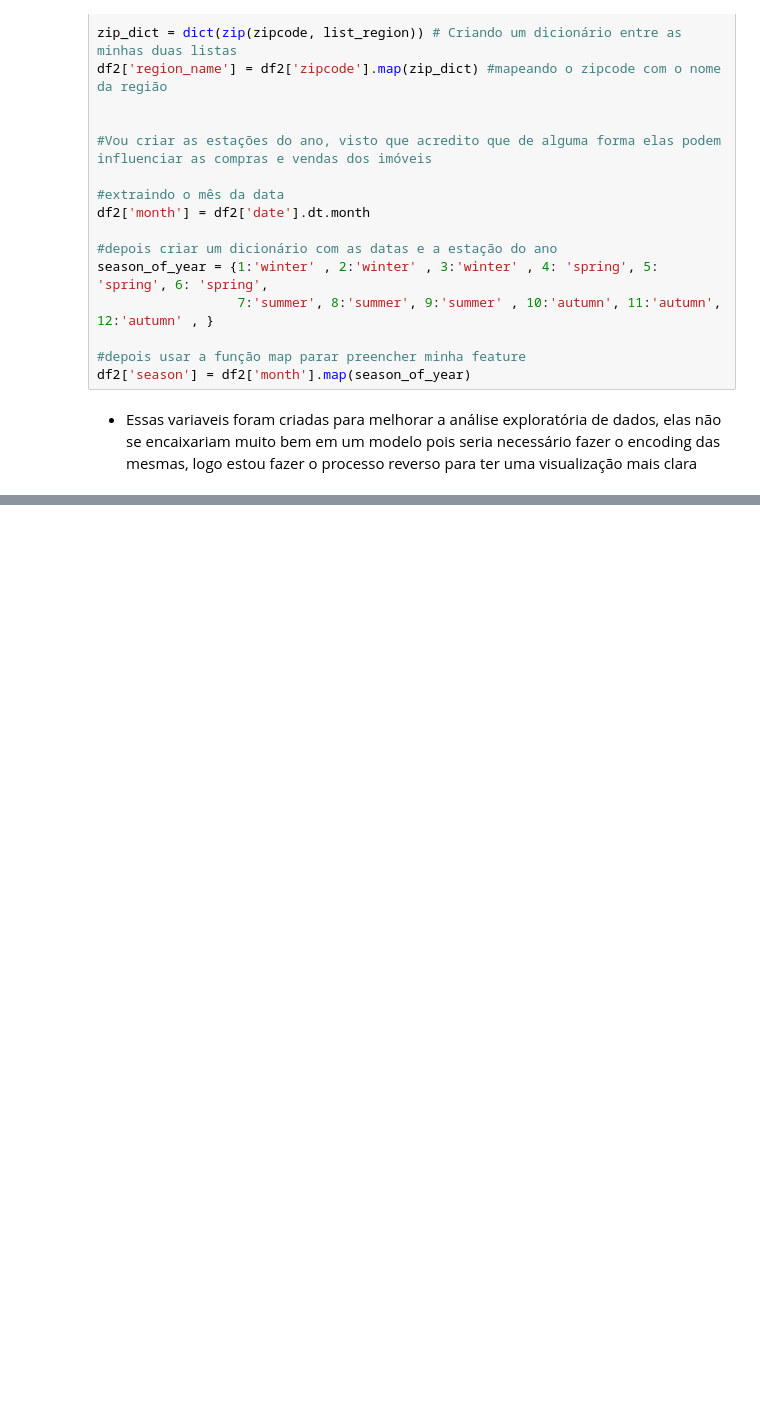
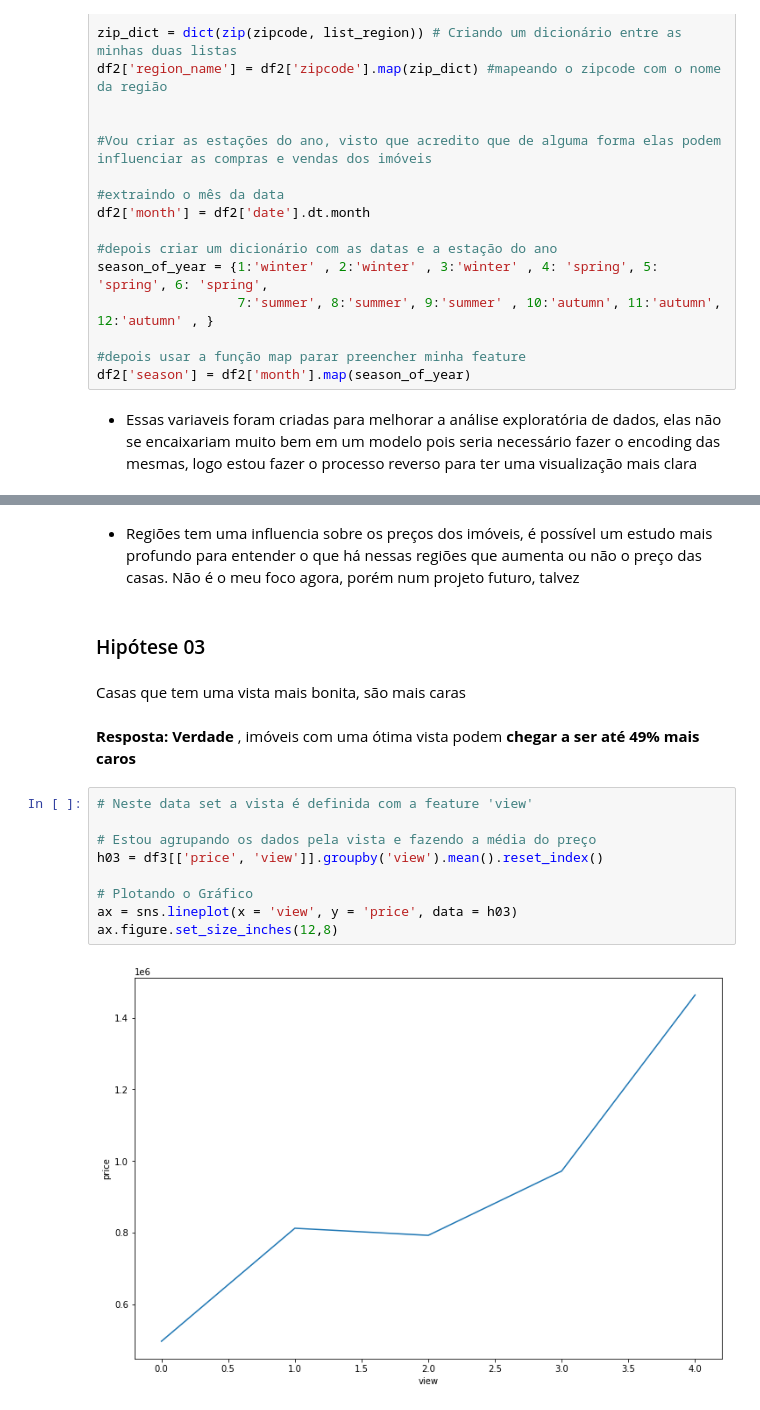
Before and after one commit to matheus-emanuel/House-Rocket-Insigths-Project, a Jupyter notebook: rocktseat_project.ipynb, the cells around one changed output, grey strips where cells are left out. Saved outputs shown, nothing was run; the diff lists cells and outputs as text; blank space fills up the shorter version.

```diff
--- a/rocktseat_project.ipynb
+++ b/rocktseat_project.ipynb
@@ -365,0 +416,19 @@ df2['season'] = df2['month'].map(season_of_year)
+# %% [markdown]
+* Regiões tem uma influencia sobre os preços dos imóveis, é possível um estudo mais profundo para entender o que há nessas regiões que aumenta ou não o preço das casas. Não é o meu foco agora, porém num projeto futuro, talvez
+# %% [markdown]
+### Hipótese 03
+# %% [markdown]
+Casas que tem uma vista mais bonita, são mais caras
+# %% [markdown]
+**Resposta:** **Verdade** , imóveis com uma ótima vista podem **chegar a ser até 49% mais caros**
+# %%
+# Neste data set a vista é definida com a feature 'view'
+
+# Estou agrupando os dados pela vista e fazendo a média do preço
+h03 = df3[['price', 'view']].groupby('view').mean().reset_index()
+
+# Plotando o Gráfico
+ax = sns.lineplot(x = 'view', y = 'price', data = h03)
+ax.figure.set_size_inches(12,8)
+# %% [output]
+[figure, added]
```
Also changed, not shown: parts of 29 cells of this notebook.
